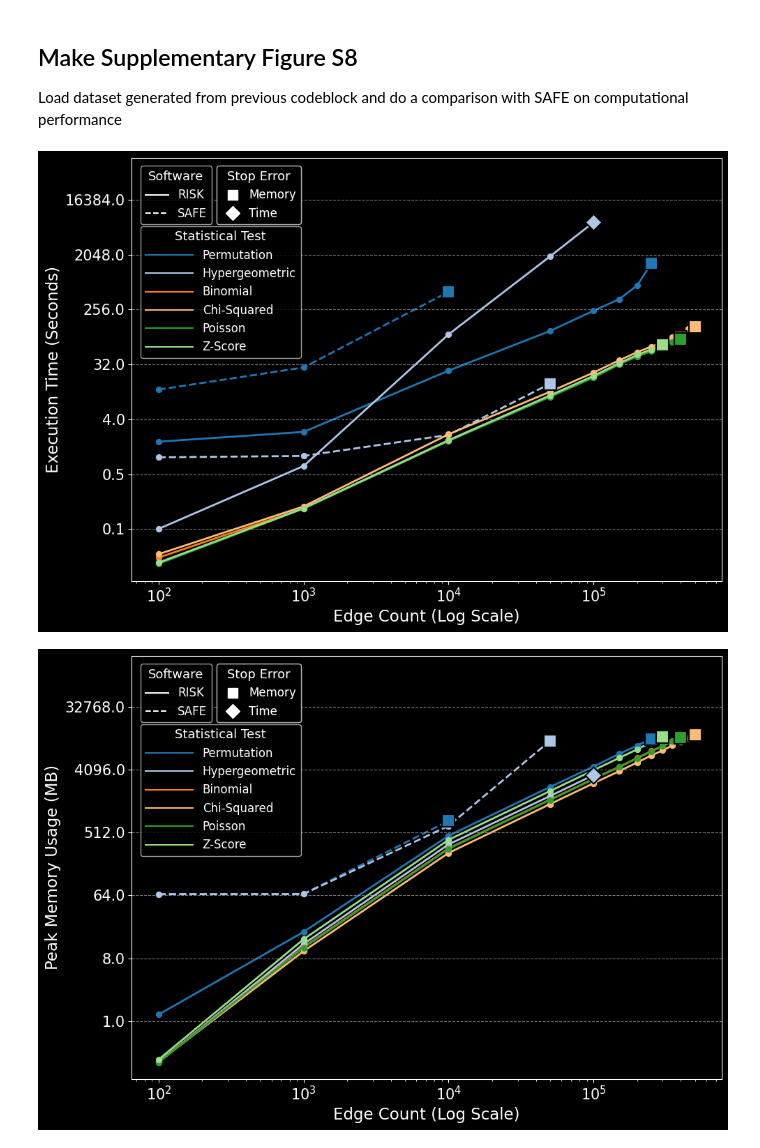
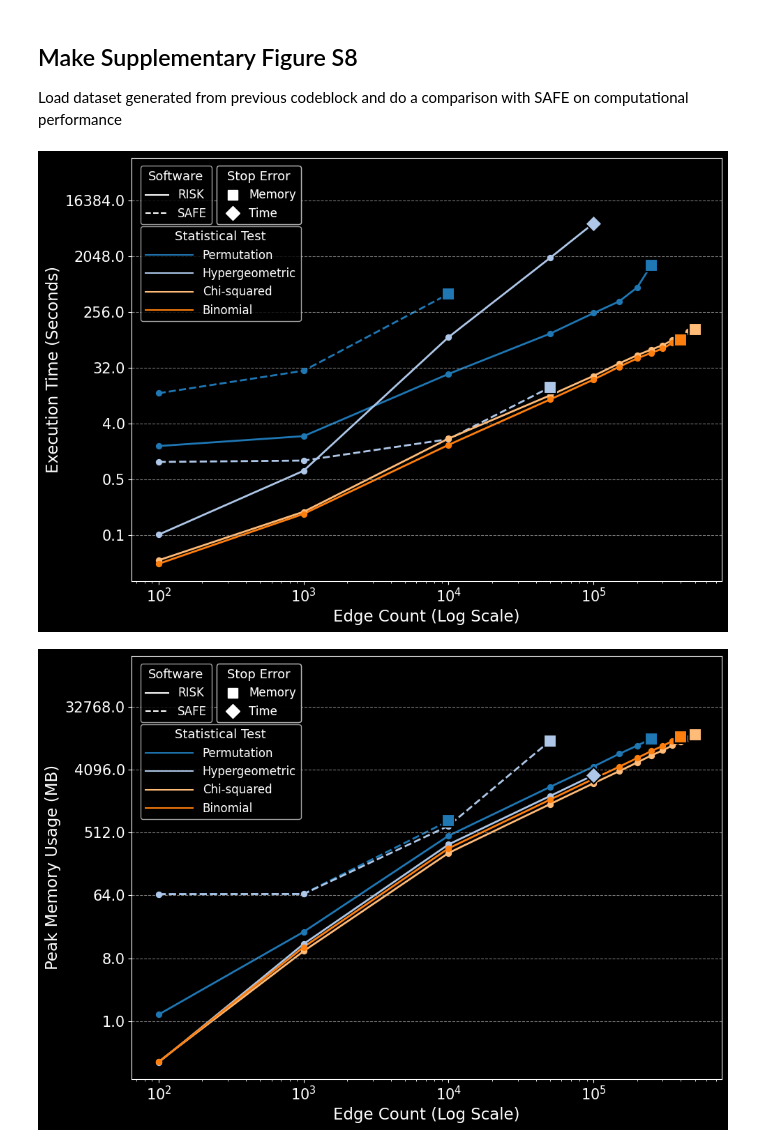
Before and after one commit to riskportal/risk-publication, a Jupyter notebook: risk_network/supp_fig_8.ipynb, the cells around one changed output. Saved outputs shown, nothing was run; the diff lists cells and outputs as text; code cells hidden in the pictures.

```diff
--- a/risk_network/supp_fig_8.ipynb
+++ b/risk_network/supp_fig_8.ipynb
@@ -684,10 +684,8 @@ fig_legend_to_stat_dir = {
     "SAFE: Permutation": "./data/json/benchmark/safe/20250125_1000_permutations_3_workers",
     "RISK: Hypergeometric": "./data/json/benchmark/risk/20250125_hypergeom",
     "SAFE: Hypergeometric": "./data/json/benchmark/safe/20250125_hypergeom",
+    "RISK: Chi-squared": "./data/json/benchmark/risk/20250125_chi2",
     "RISK: Binomial": "./data/json/benchmark/risk/20250125_binom",
-    "RISK: Chi-Squared": "./data/json/benchmark/risk/20250125_chi2",
-    "RISK: Poisson": "./data/json/benchmark/risk/20250125_poisson",
-    "RISK: Z-Score": "./data/json/benchmark/risk/20250125_zscore",
 }
 
 # Get the tab20 colormap
@@ -696,10 +694,8 @@ tab20 = plt.get_cmap("tab20")
 test_styles = {
     "Permutation": {"color": tab20(0)},
     "Hypergeometric": {"color": tab20(1)},
+    "Chi-squared": {"color": tab20(3)},
     "Binomial": {"color": tab20(2)},
-    "Chi-Squared": {"color": tab20(3)},
-    "Poisson": {"color": tab20(4)},
-    "Z-Score": {"color": tab20(5)},
 }
 
 # Final scatter point styles
@@ -710,10 +706,8 @@ final_point_styles = {
     "SAFE: Permutation": "s",
     "RISK: Hypergeometric": "D",
     "SAFE: Hypergeometric": "s",
+    "RISK: Chi-squared": "s",
     "RISK: Binomial": "s",
-    "RISK: Chi-Squared": "s",
-    "RISK: Poisson": "s",
-    "RISK: Z-Score": "s",
 }
 
 
@@ -863,34 +857,34 @@ def plot_metric_comparison(
 # Metrics to plot
 metrics_to_plot = [
     (
         "avg_execution_time",
         "stdev_execution_time",
         "Execution Time (Seconds)",
         "Execution Time",
-        "./png/publication/supp_fig_10a.png",
+        "./png/supp_fig_8a.png",
     ),
     (
         "avg_peak_memory_usage",
         "stdev_peak_memory_usage",
         "Peak Memory Usage (MB)",
         "Peak Memory Usage",
-        "./png/publication/supp_fig_10b.png",
+        "./png/supp_fig_8b.png",
     ),
     # ("avg_cpu_user_time", "stdev_cpu_user_time", "CPU User Time (Seconds)", "CPU User Time"),
 ]
 
 # Plot each metric
 for metric, error_metric, ylabel, title, filename in metrics_to_plot:
     plot_metric_comparison(
         fig_legend_to_stat_dir,
         test_styles,
         metric=metric,
         error_metric=error_metric,
         xlabel="Edge Count (Log Scale)",
         ylabel=ylabel,
         title=title,
         filename=filename,
     )
 # %% [output]
-[figure, old version]
+[figure, new version]
-[figure, old version]
+[figure, new version]
```
Also changed, not shown: parts of 1 cell of this notebook.
